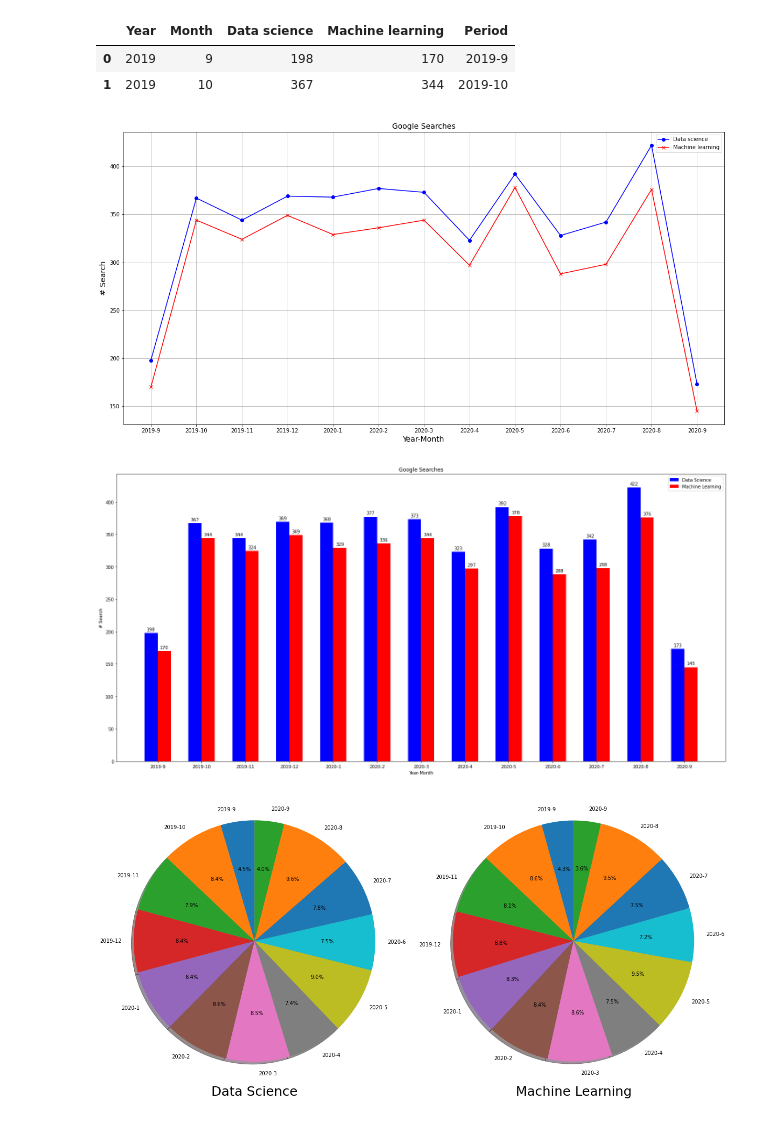
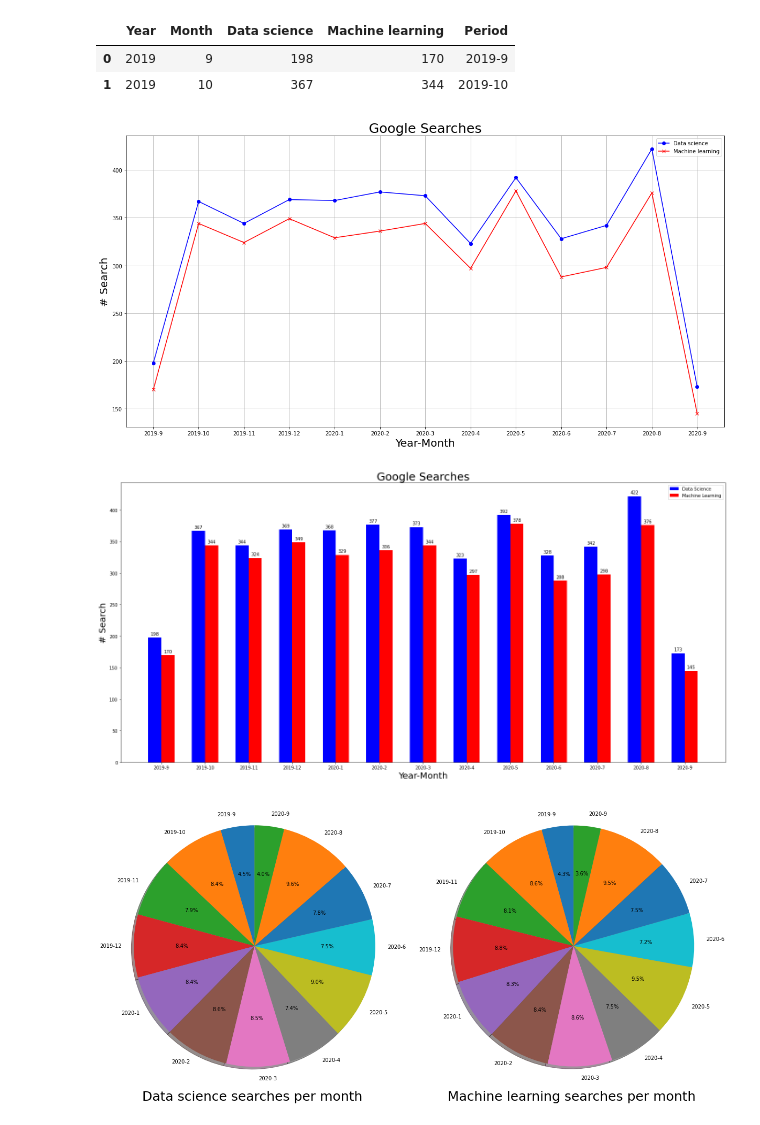
Before and after one commit to GitTInto/DataMining, a Jupyter notebook: Exercise_3_2_GraphAnalysis.ipynb, the cells around one changed output. Saved outputs shown, nothing was run; the diff lists cells and outputs as text; code cells hidden in the pictures.

```diff
--- a/Exercise_3_2_GraphAnalysis.ipynb
+++ b/Exercise_3_2_GraphAnalysis.ipynb
@@ -78,47 +78,47 @@ Machine_learning = df2['Machine learning'].values
 plt.figure(figsize=(20,10))
 plt.plot(Year_Month, Data_science, color='blue', marker='o', label='Data science')
 plt.plot(Year_Month, Machine_learning, color='red', marker='x' ,label='Machine learning')
-plt.title('Google Searches', fontsize=14)
-plt.xlabel('Year-Month', fontsize=14)
-plt.ylabel('# Search', fontsize=14)
+plt.title('Google Searches', fontsize=25)
+plt.xlabel('Year-Month', fontsize=20)
+plt.ylabel('# Search', fontsize=20)
 plt.legend()
 plt.grid()
 # %% [output]
-[figure, old version]
+[figure, new version]
 # %%
 # Plotting a bar chart
 width =0.3
 x = np.arange(len(Year_Month))
 
 fig, ax = plt.subplots(figsize=(20,10))
 
 rects1 = ax.bar(x-width/2, Data_science, width=width, color='blue')
 rects2 = ax.bar(x+ width/2, Machine_learning, width=width, color='red')
 ax.set_xticks(x)
 ax.set_xticklabels(Year_Month)
-ax.set_ylabel('# Search')
-ax.set_xlabel('Year-Month')
-ax.set_title('Google Searches')
+ax.set_ylabel('# Search', fontsize=20)
+ax.set_xlabel('Year-Month' , fontsize=20)
+ax.set_title('Google Searches' , fontsize=25)
 #ax.legend()
 
 def autolabel(rects):
     """Attach a text label above each bar in *rects*, displaying its height."""
     for rect in rects:
         height = rect.get_height()
         ax.annotate('{}'.format(height),
                     xy=(rect.get_x() + rect.get_width() / 2, height),
                     xytext=(0, 3),  # 3 points vertical offset
                     textcoords="offset points",
                     ha='center', va='bottom')
 
 autolabel(rects1)
 autolabel(rects2)
 
 fig.tight_layout()
 plt.legend([rects1, rects2], ['Data Science','Machine Learning'])
 plt.show()
 # %% [output]
-[figure, old version]
+[figure, new version]
 # %%
 # Plotting a Pie chart.
 
@@ -128,13 +128,13 @@ fig, (ax1, ax2) = plt.subplots(1,2,figsize=(20,10))
 ax1.pie(Data_science, labels=Year_Month, autopct='%1.1f%%',
         shadow=True, startangle=90)
 ax1.axis('equal')
-ax1.set_xlabel('Data Science', fontsize=25)
+ax1.set_xlabel('Data science searches per month ', fontsize=25)
 
 ax2.pie(Machine_learning, labels=Year_Month, autopct='%1.1f%%',
         shadow=True, startangle=90)
 ax2.axis('equal')
-ax2.set_xlabel('Machine Learning' , fontsize=25)
+ax2.set_xlabel('Machine learning searches per month ' , fontsize=25)
 
 plt.show()
 # %% [output]
-[figure, old version]
+[figure, new version]
```
Also changed, not shown: 1 other file.
